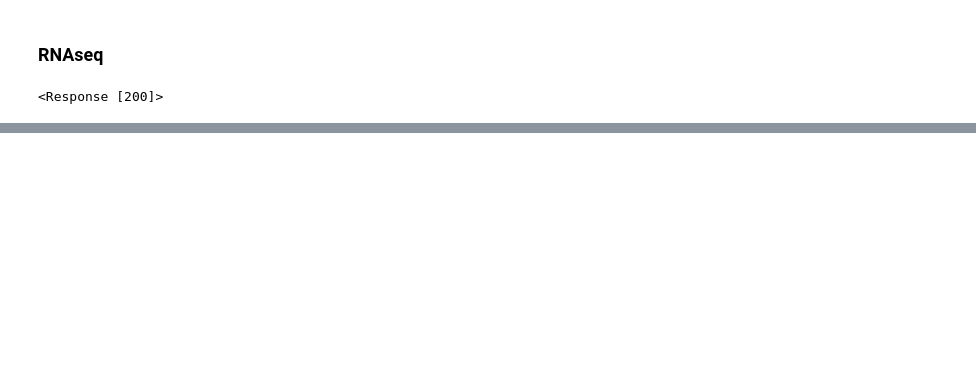
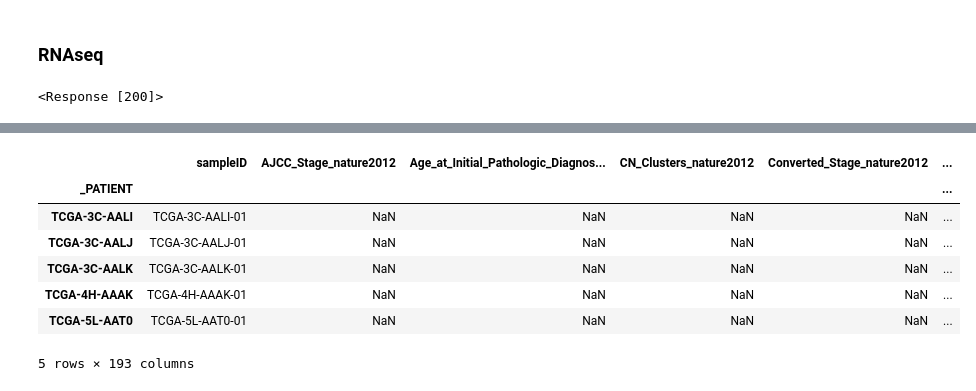
Before and after one commit to konst-int-i/mm-health-benchmarks, a Jupyter notebook: notebooks/xena_load.ipynb, the cells around one changed output, grey strips where cells are left out. Saved outputs shown, nothing was run; the diff lists cells and outputs as text; code cells hidden in the pictures; blank space fills up the shorter version.

```diff
--- a/notebooks/xena_load.ipynb
+++ b/notebooks/xena_load.ipynb
@@ -641,0 +715,11 @@ temp
+# %%
+clinical.head()
+# %% [output]
+|  | sampleID | AJCC_Stage_nature2012 | Age_at_Initial_Pathologic_Diagnos... | CN_Clusters_nature2012 | Converted_Stage_nature2012 | ... |
+| _PATIENT |  |  |  |  |  | ... |
+| TCGA-3C-AALI | TCGA-3C-AALI-01 | NaN | NaN | NaN | NaN | ... |
+| TCGA-3C-AALJ | TCGA-3C-AALJ-01 | NaN | NaN | NaN | NaN | ... |
+| TCGA-3C-AALK | TCGA-3C-AALK-01 | NaN | NaN | NaN | NaN | ... |
+| TCGA-4H-AAAK | TCGA-4H-AAAK-01 | NaN | NaN | NaN | NaN | ... |
+| TCGA-5L-AAT0 | TCGA-5L-AAT0-01 | NaN | NaN | NaN | NaN | ... |
+5 rows × 193 columns
```
Also changed, not shown: parts of 29 cells of this notebook.
